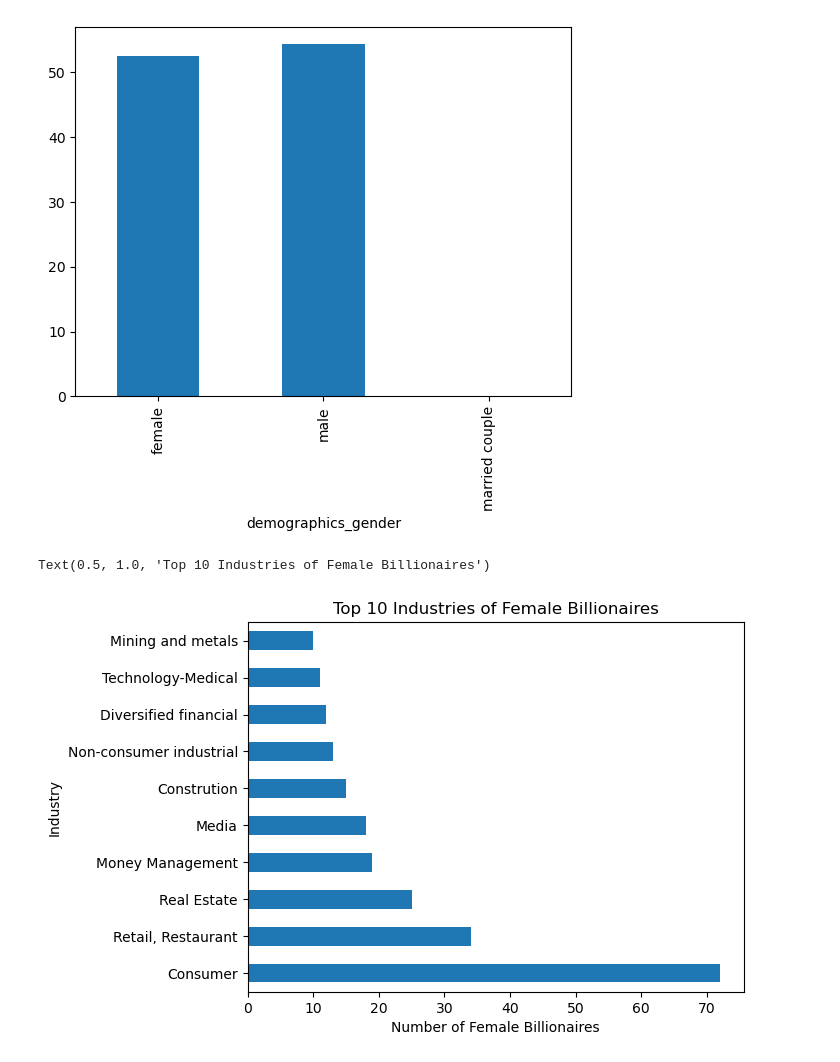
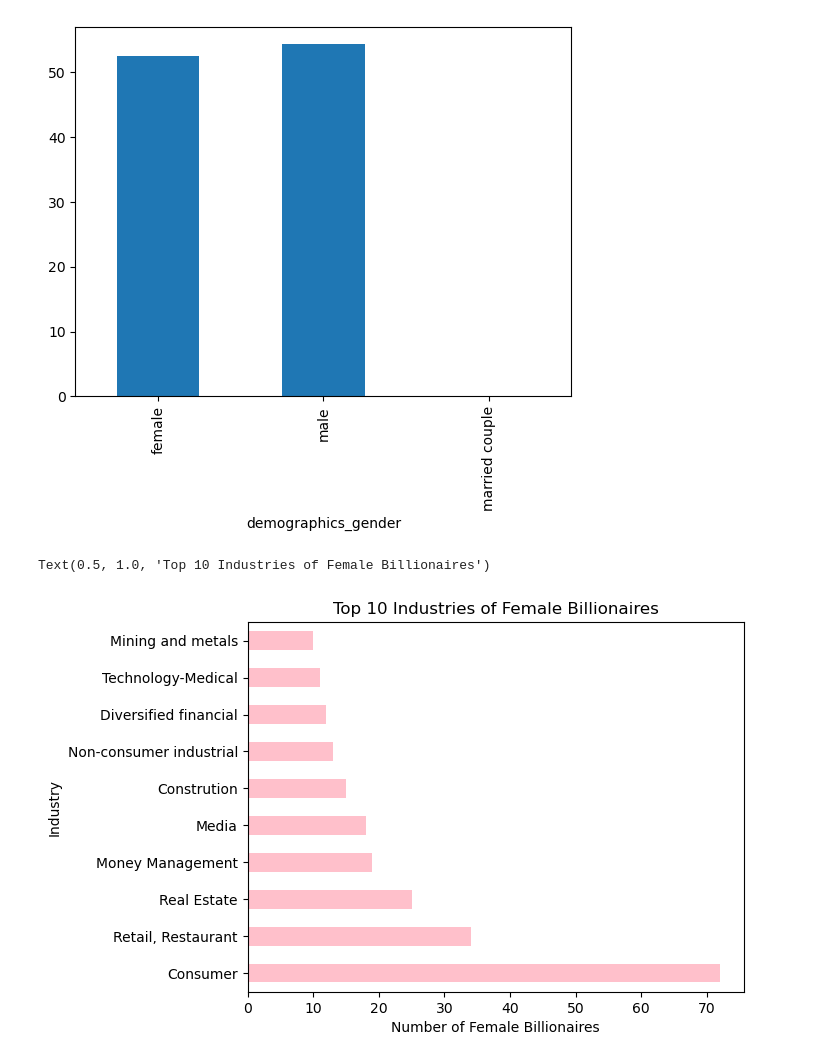
Before and after one commit to aleren040406/cs-130-project, a Jupyter notebook: analysis.ipynb, the cells around one changed output. Drawn from its saved outputs; the diff is of its cells as text; code cells hidden in the pictures.

```diff
--- a/analysis.ipynb
+++ b/analysis.ipynb
@@ -322,11 +322,11 @@ billionaires.groupby('demographics_gender')['demographics_age'].mean().plot(kind
 [figure]
 # %%
 female = billionaires[billionaires['demographics_gender'] == 'female']
-female['wealth_how_industry'].value_counts().head(10).plot(kind='barh')
+female['wealth_how_industry'].value_counts().head(10).plot(kind='barh' , color='pink' )
 plt.xlabel('Number of Female Billionaires')
 plt.ylabel('Industry')
 plt.title('Top 10 Industries of Female Billionaires')
 # %% [output]
 Text(0.5, 1.0, 'Top 10 Industries of Female Billionaires')
-[figure, old version]
+[figure, new version]
 # %%
```
Also changed, not shown: parts of 8 cells of this notebook.
